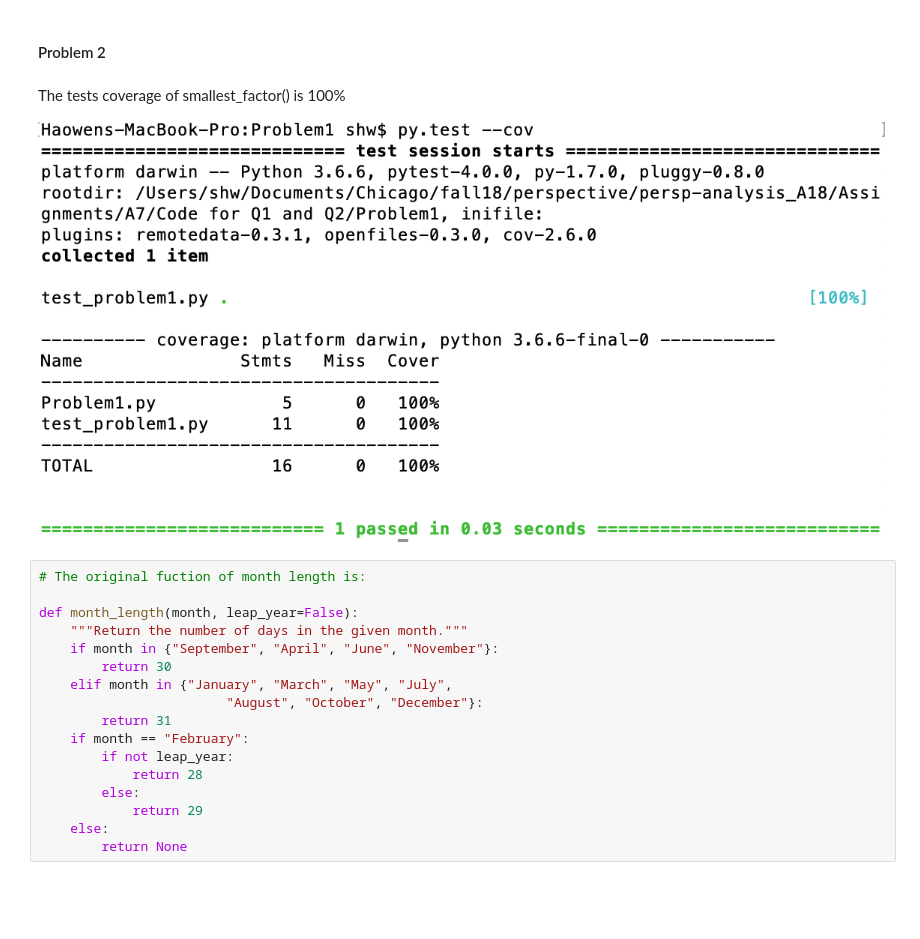
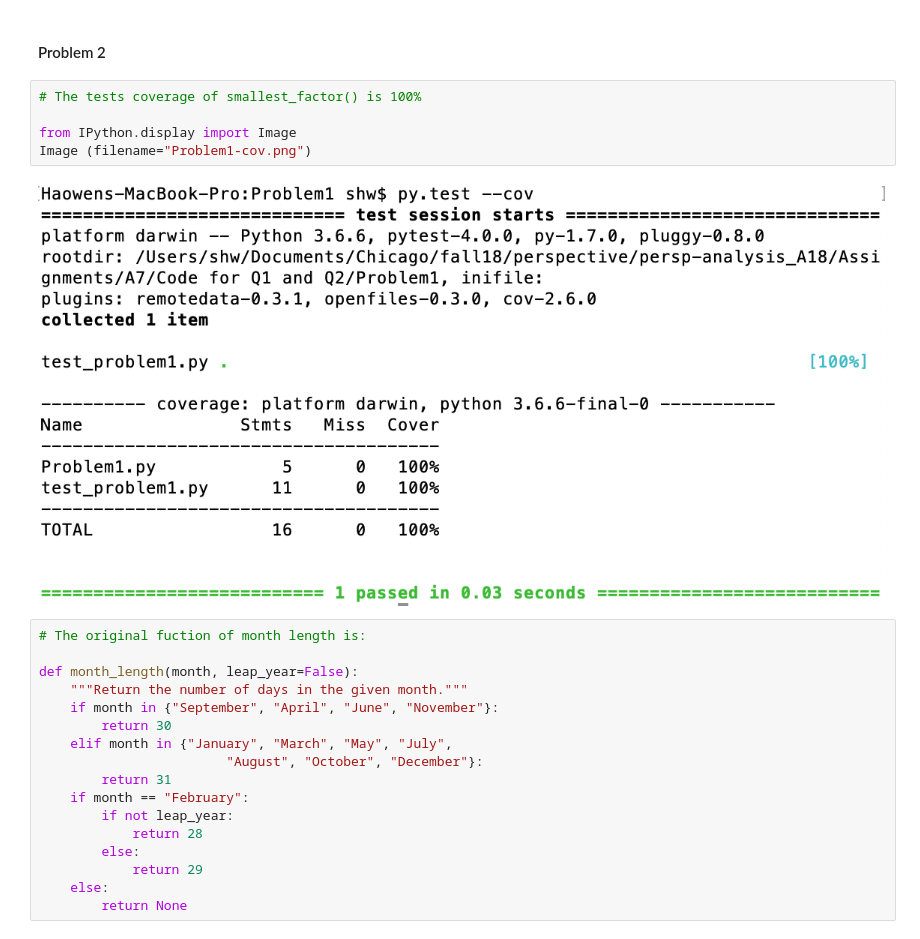
Before and after one commit to HaowenShang/persp-analysis_A18, a Jupyter notebook: Assignments/A7/Question1&Question2.ipynb, the cells around one changed output. Cells and saved outputs as stored; diff of their text form; blank space fills up the shorter version.

```diff
--- a/Assignments/A7/Question1&Question2.ipynb
+++ b/Assignments/A7/Question1&Question2.ipynb
@@ -53,9 +57,12 @@ Then the test result is:
 # %% [markdown]
 #### Problem 2
-# %% [markdown]
-The tests coverage of smallest_factor() is 100%
-
-![Problem1-cov.png](attachment:Problem1-cov.png)
+# %%
+# The tests coverage of smallest_factor() is 100%
+
+from IPython.display import Image
+Image (filename="Problem1-cov.png")
+# %% [output]
+[figure, added]
 # %%
 # The original fuction of month length is:
 
```
Also changed, not shown: parts of 13 cells of this notebook, 8 other files.
